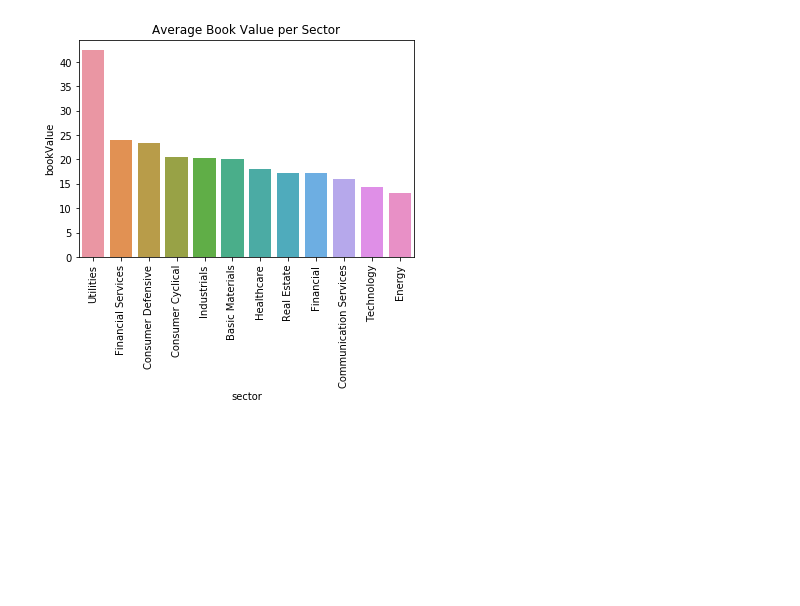
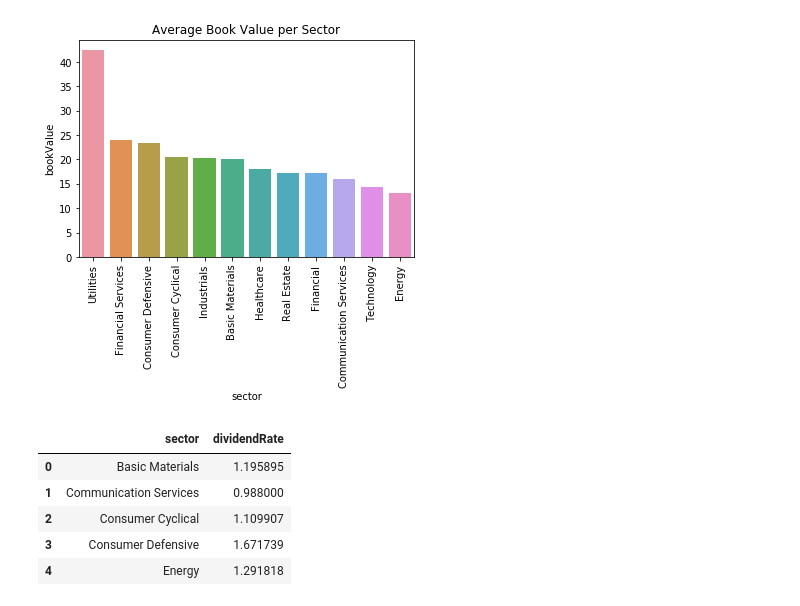
Before and after one commit to ipatel467/Stock-Market-Analysis, a Jupyter notebook: Stocks.ipynb, the cells around one changed output. Drawn from its saved outputs; the diff is of its cells as text; code cells hidden in the pictures; blank space fills up the shorter version.

```diff
--- a/Stocks.ipynb
+++ b/Stocks.ipynb
@@ -279,0 +282,9 @@ plt.title("Average Book Value per Sector");
+# %%
+avg_divr_sect.head()
+# %% [output]
+|  | sector | dividendRate |
+| 0 | Basic Materials | 1.195895 |
+| 1 | Communication Services | 0.988000 |
+| 2 | Consumer Cyclical | 1.109907 |
+| 3 | Consumer Defensive | 1.671739 |
+| 4 | Energy | 1.291818 |
```
Also changed, not shown: parts of 7 cells of this notebook.
